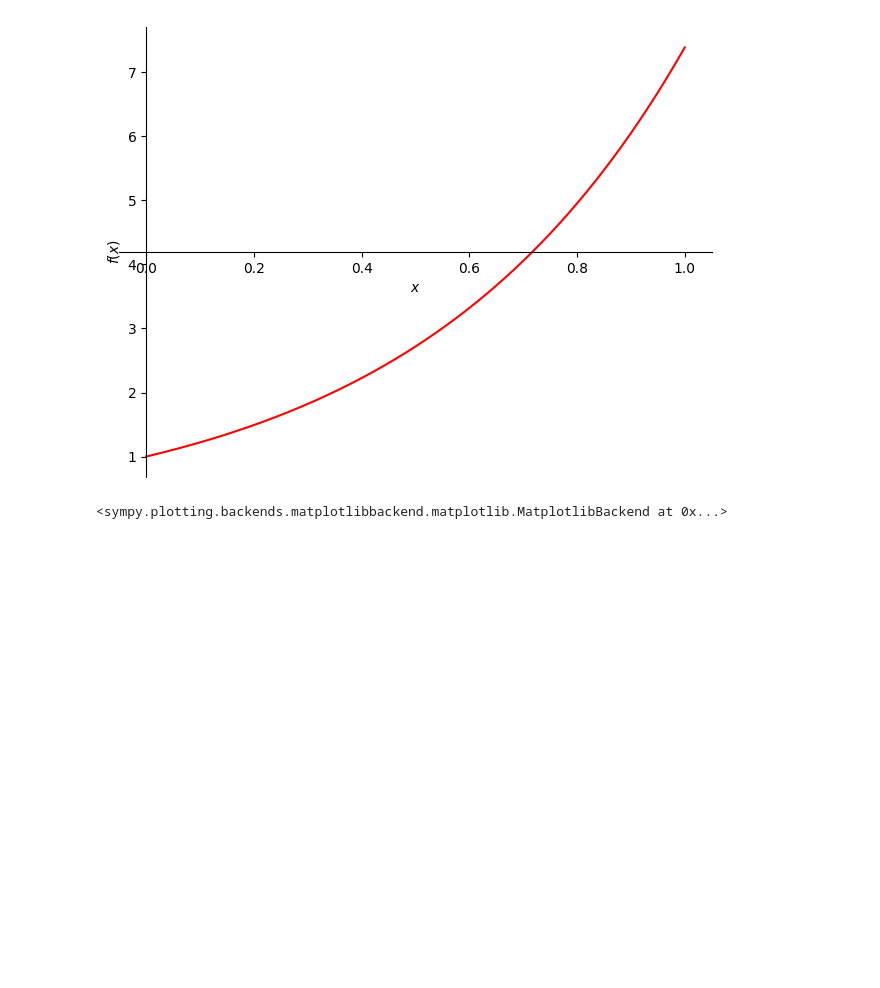
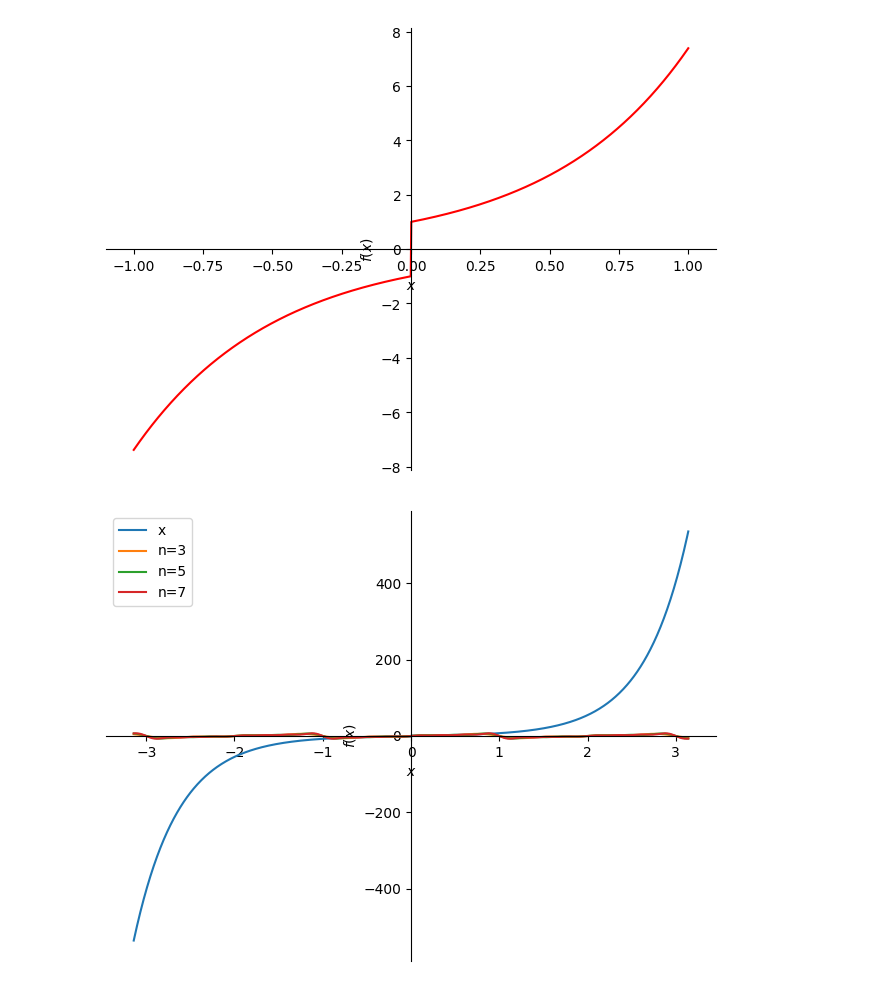
Before and after one commit to juliapachecor/EDP, a Jupyter notebook: Notebooks/Fourier_sympy.ipynb, the cells around one changed output. Drawn from its saved outputs; the diff is of its cells as text; code cells hidden in the pictures; blank space fills up the shorter version.

```diff
--- a/Notebooks/Fourier_sympy.ipynb
+++ b/Notebooks/Fourier_sympy.ipynb
@@ -6,14 +1,24 @@ f=(exp(2*x))
-# %%
-plot(f, (x,0,1),line_color ='red')
-# %% [output]
-[figure, removed]
-<sympy.plotting.backends.matplotlibbackend.matplotlib.MatplotlibBackend at 0x...>
 # %%
-s = fourier_series(f, (x, 0, 1))
+from sympy import fourier_series, integrate, sin,cos, pi, plot, exp
+from sympy.abc import x, n
+f=Piecewise(
+    (exp(2*x),x>0),(-exp(-2*x),x<0)
+)
+plot(f, (x,-1,1),line_color ='red')
+s = fourier_series(f, (x, -1, 1))
 s1 = s.truncate(n = 3)
 s2 = s.truncate(n = 5)
 s3 = s.truncate(n = 7)
 p = plot(f, s1, s2, s3, (x, -pi, pi), show=False, legend=True)
+s
+p[0].label = 'x'
+p[1].label = 'n=3'
+p[2].label = 'n=5'
+p[3].label = 'n=7'
+p.show()
+# %% [output]
+[figure, added]
+[figure, added]
 # %%
 s
 # %% [output]
```
Also changed, not shown: parts of 13 cells of this notebook.
